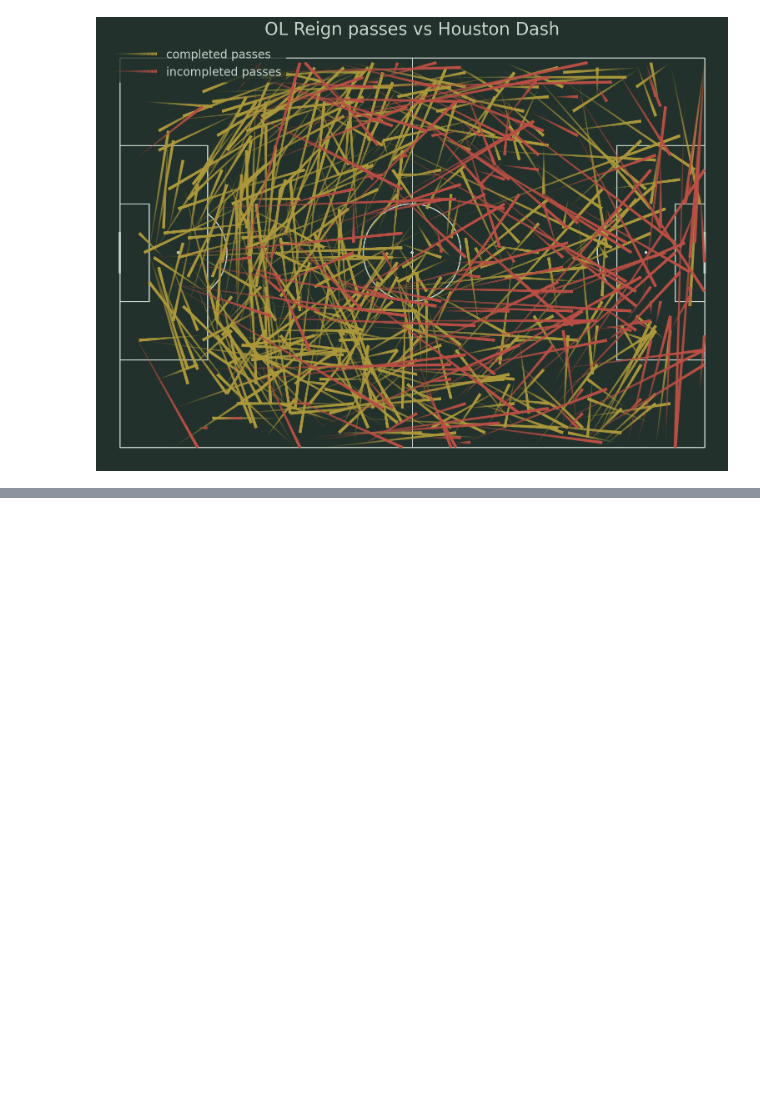
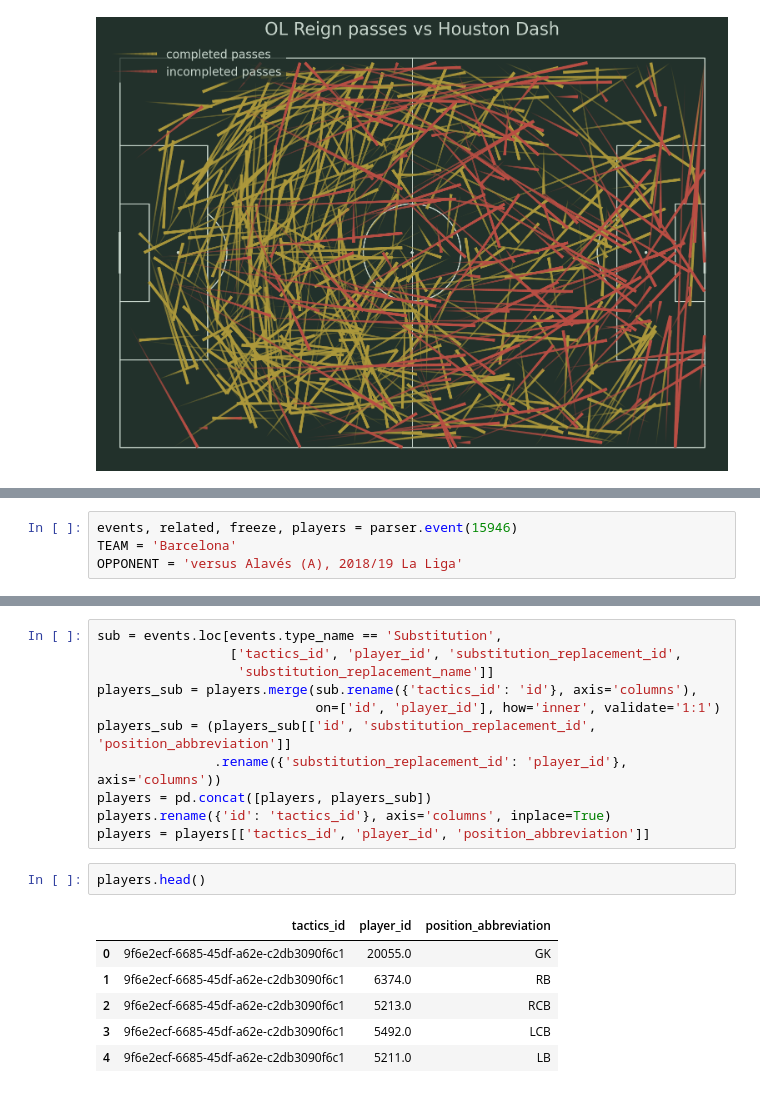
Before and after one commit to TheoGuil/soccer-tracking, a Jupyter notebook: notebooks/display_graph.ipynb, the cells around one changed output, grey strips where cells are left out. Cells and saved outputs as stored; diff of their text form; blank space fills up the shorter version.

```diff
--- a/notebooks/display_graph.ipynb
+++ b/notebooks/display_graph.ipynb
@@ -82,0 +87,4 @@ ax_title = ax.set_title(f'{team1} passes vs {team2}', fontsize=30)
+# %%
+events, related, freeze, players = parser.event(15946)
+TEAM = 'Barcelona'
+OPPONENT = 'versus Alavés (A), 2018/19 La Liga'
@@ -82,0 +102,20 @@ ax_title = ax.set_title(f'{team1} passes vs {team2}', fontsize=30)
+# %%
+sub = events.loc[events.type_name == 'Substitution',
+                 ['tactics_id', 'player_id', 'substitution_replacement_id',
+                  'substitution_replacement_name']]
+players_sub = players.merge(sub.rename({'tactics_id': 'id'}, axis='columns'),
+                            on=['id', 'player_id'], how='inner', validate='1:1')
+players_sub = (players_sub[['id', 'substitution_replacement_id', 'position_abbreviation']]
+               .rename({'substitution_replacement_id': 'player_id'}, axis='columns'))
+players = pd.concat([players, players_sub])
+players.rename({'id': 'tactics_id'}, axis='columns', inplace=True)
+players = players[['tactics_id', 'player_id', 'position_abbreviation']]
+# %%
+players.head()
+# %% [output]
+|  | tactics_id | player_id | position_abbreviation |
+| 0 | 9f6e2ecf-6685-45df-a62e-c2db3090f6c1 | 20055.0 | GK |
+| 1 | 9f6e2ecf-6685-45df-a62e-c2db3090f6c1 | 6374.0 | RB |
+| 2 | 9f6e2ecf-6685-45df-a62e-c2db3090f6c1 | 5213.0 | RCB |
+| 3 | 9f6e2ecf-6685-45df-a62e-c2db3090f6c1 | 5492.0 | LCB |
+| 4 | 9f6e2ecf-6685-45df-a62e-c2db3090f6c1 | 5211.0 | LB |
```
Also changed, not shown: parts of 15 cells of this notebook, 2 other files.
